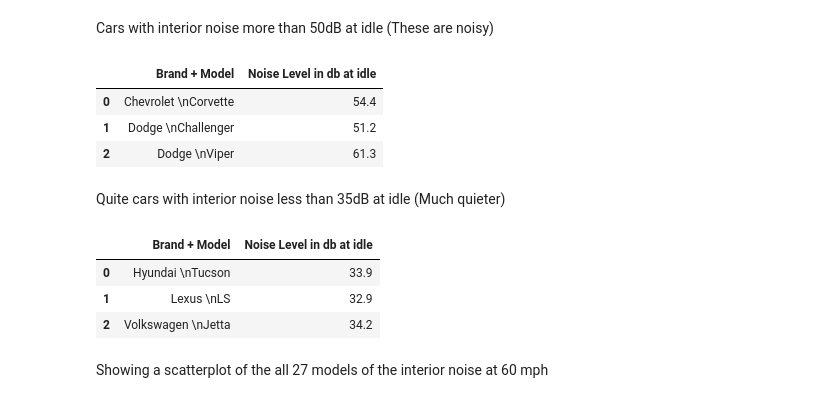
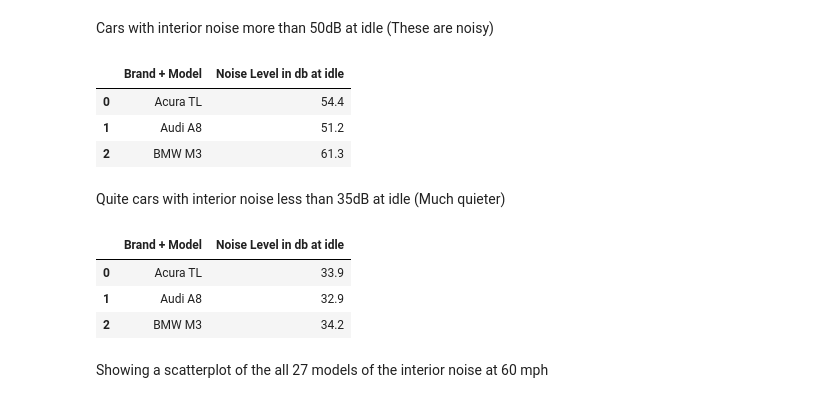
Before and after one commit to mikeulanoski/Mikes-Python-project, a Jupyter notebook: Python Project.ipynb, the cells around one changed output. Cells and saved outputs as stored; diff of their text form; code cells hidden in the pictures.

```diff
--- a/Python Project.ipynb
+++ b/Python Project.ipynb
@@ -18,7 +18,8 @@ auto_data.to_sql('auto_data', conn, if_exists='replace')
 Showing the entire raw database
 # %%
 ae = pd.read_sql("SELECT * FROM auto_data", conn)
-#SP_RENAME ('Acura\nTL', 'Acura TL', 'OBJECT')
+
+ae['Brand + Model'] = ae['Brand + Model'].replace('\n',' ', regex=True)
 ae.rename(
     columns={
         'dB_at_idle': 'Noise Level in db at idle',
@@ -108,28 +110,30 @@ ax = sns.scatterplot(x="Brand + Model", y="Noise Level in db at idle",
 Cars with interior noise more than 50dB at idle (These are noisy)
 # %%
 ag = pd.read_sql("SELECT [Brand + Model], [dB_at_idle] FROM auto_data WHERE [dB_at_idle] >= 50", conn)
+ag['Brand + Model'] = ae['Brand + Model'].replace('\n',' ', regex=True)
 ag.rename(
     columns={'dB_at_idle': 'Noise Level in db at idle'}, inplace=True)
 ag
 # Cars with interior noise more than 50dB at idle.
 # %% [output]
 |  | Brand + Model | Noise Level in db at idle |
-| 0 | Chevrolet \nCorvette | 54.4 |
-| 1 | Dodge \nChallenger | 51.2 |
-| 2 | Dodge \nViper | 61.3 |
+| 0 | Acura TL | 54.4 |
+| 1 | Audi A8 | 51.2 |
+| 2 | BMW M3 | 61.3 |
 # %% [markdown]
 Quite cars with interior noise less than 35dB at idle (Much quieter)
 # %%
 ah = pd.read_sql("SELECT [Brand + Model], [dB_at_idle] FROM auto_data WHERE [dB_at_idle] <= 35", conn)
+ah['Brand + Model'] = ae['Brand + Model'].replace('\n',' ', regex=True)
 ah.rename(
     columns={'dB_at_idle': 'Noise Level in db at idle'},inplace=True)
 ah
 # Cars with interior noise less than 35dB at idle.
 # %% [output]
 |  | Brand + Model | Noise Level in db at idle |
-| 0 | Hyundai \nTucson | 33.9 |
-| 1 | Lexus \nLS | 32.9 |
-| 2 | Volkswagen \nJetta | 34.2 |
+| 0 | Acura TL | 33.9 |
+| 1 | Audi A8 | 32.9 |
+| 2 | BMW M3 | 34.2 |
 # %% [markdown]
 Showing a scatterplot of the all 27 models of the interior noise at 60 mph
 # %%
```
Also changed, not shown: parts of 4 cells of this notebook.
